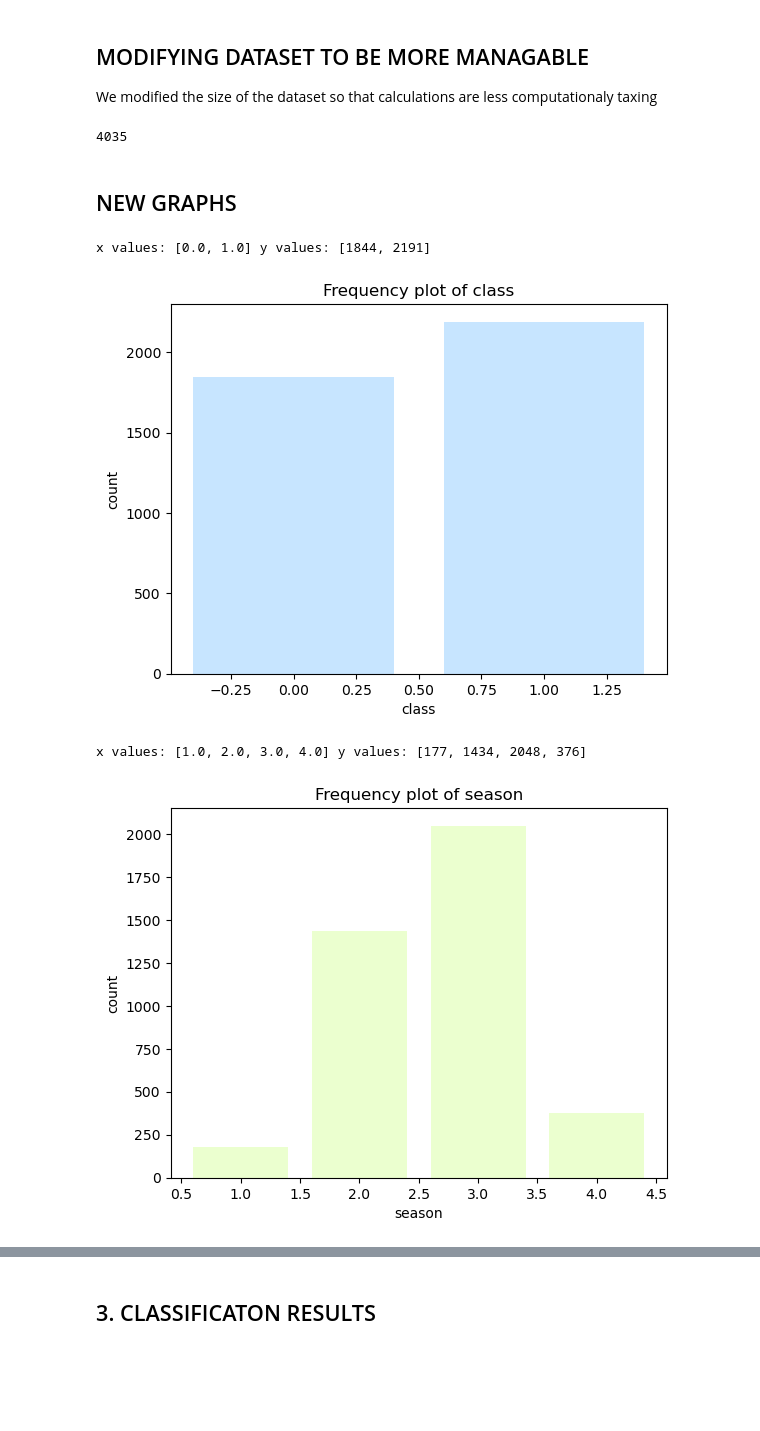
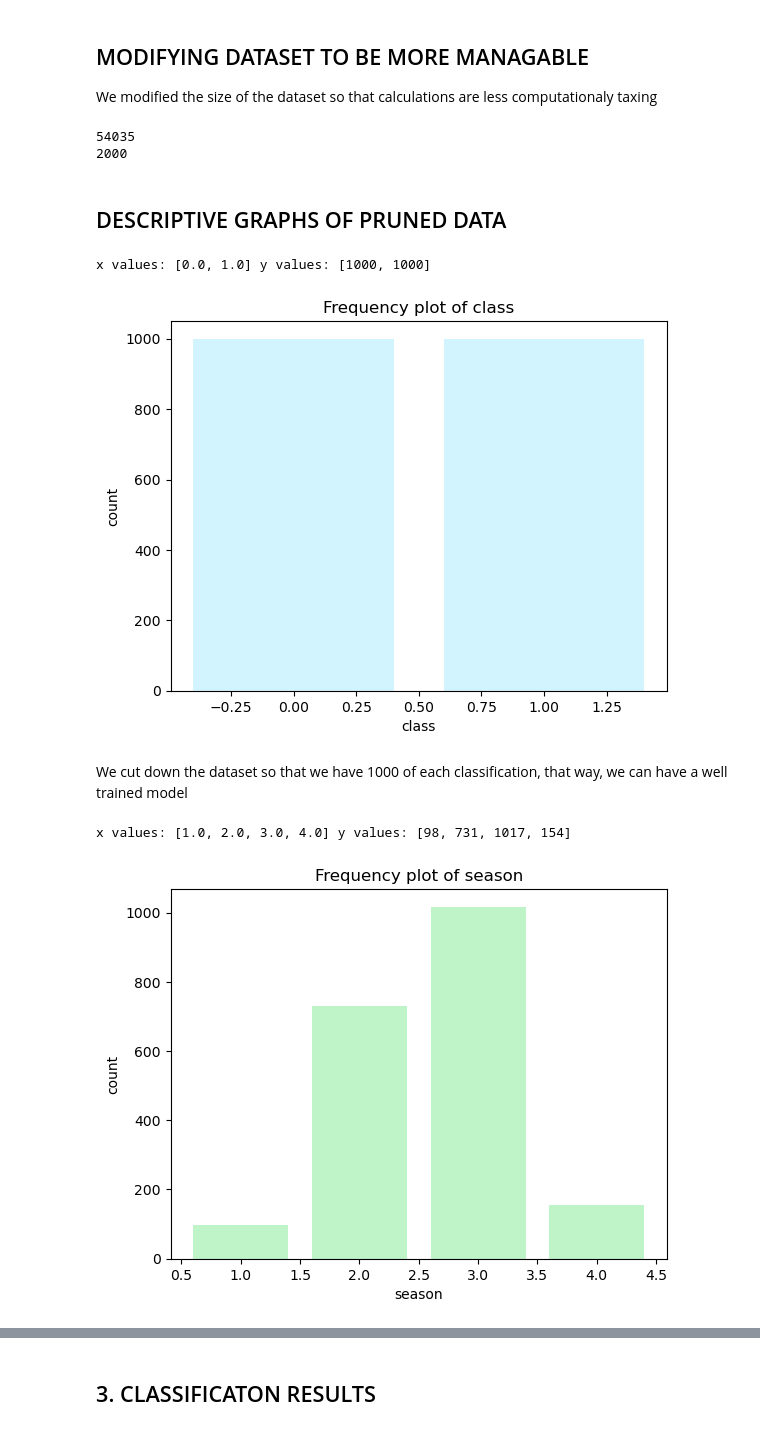
Before and after one commit to TommyD-GU/CPSC322finalProject, a Jupyter notebook: technicalreport.ipynb, the cells around one changed output, grey strips where cells are left out. Cells and saved outputs as stored; diff of their text form; code cells hidden in the pictures; blank space fills up the shorter version.

```diff
--- a/technicalreport.ipynb
+++ b/technicalreport.ipynb
@@ -78,29 +83,28 @@ caption for graph #4
 
 We modified the size of the dataset so that calculations are less computationaly taxing
 # %%
-# train test split and data set shrink
-indexes_to_remove = utils.rand_inds(50000, 54034)
-mush_data.drop_rows(indexes_to_remove)
-
-
-#print(len(mush_data.data))
-
 df_mush = []
 for i, row in enumerate(mush_data.data):
     df_mush.append(row)
 
 print(len(df_mush))
+
+new_data = utils.sample_classification_data(df_mush)
+print(len(new_data))
 # %% [output]
-4035
+54035
+2000
-# %% [markdown]
-## NEW GRAPHS
+# %% [markdown]
+## DESCRIPTIVE GRAPHS OF PRUNED DATA
 # %%
-utils.freq_plot(mush_data.data, mush_data.column_names, "class")
+utils.freq_plot(new_data, mush_data.column_names, "class")
 # %% [output]
-x values: [0.0, 1.0] y values: [1844, 2191]
+x values: [0.0, 1.0] y values: [1000, 1000]
-[figure, old version]
+[figure, new version]
+# %% [markdown]
+We cut down the dataset so that we have 1000 of each classification, that way, we can have a well trained model
 # %%
-utils.freq_plot(mush_data.data, mush_data.column_names, "season")
+utils.freq_plot(new_data, mush_data.column_names, "season")
 # %% [output]
-x values: [1.0, 2.0, 3.0, 4.0] y values: [177, 1434, 2048, 376]
+x values: [1.0, 2.0, 3.0, 4.0] y values: [98, 731, 1017, 154]
-[figure, old version]
+[figure, new version]
```
Also changed, not shown: parts of 18 cells of this notebook, 3 other files.
